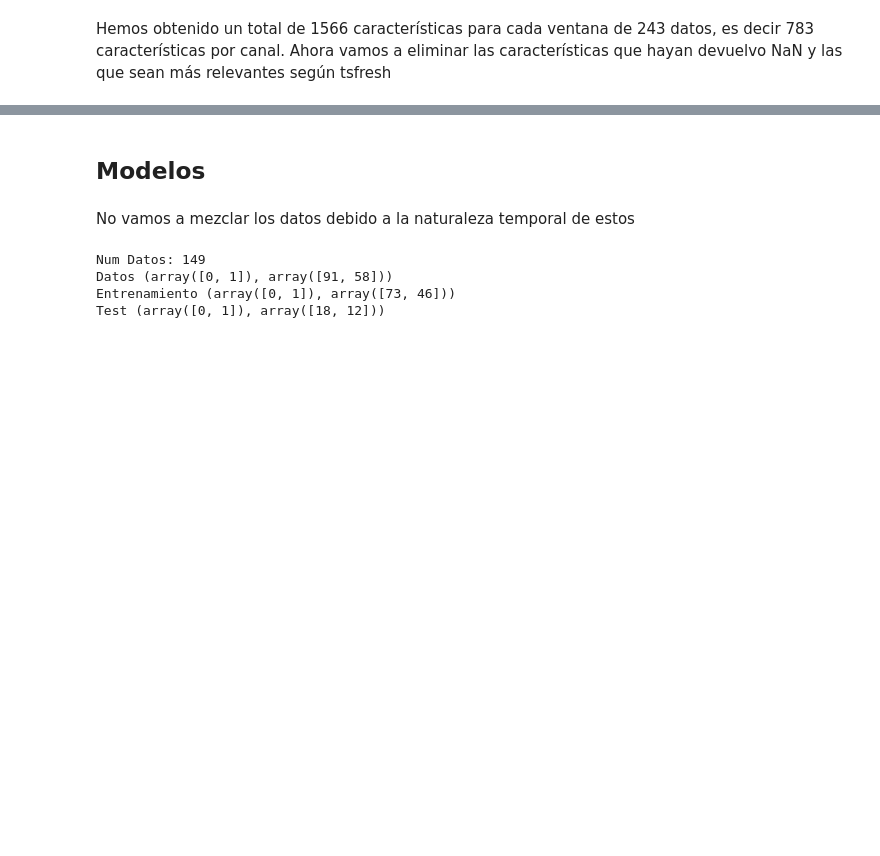
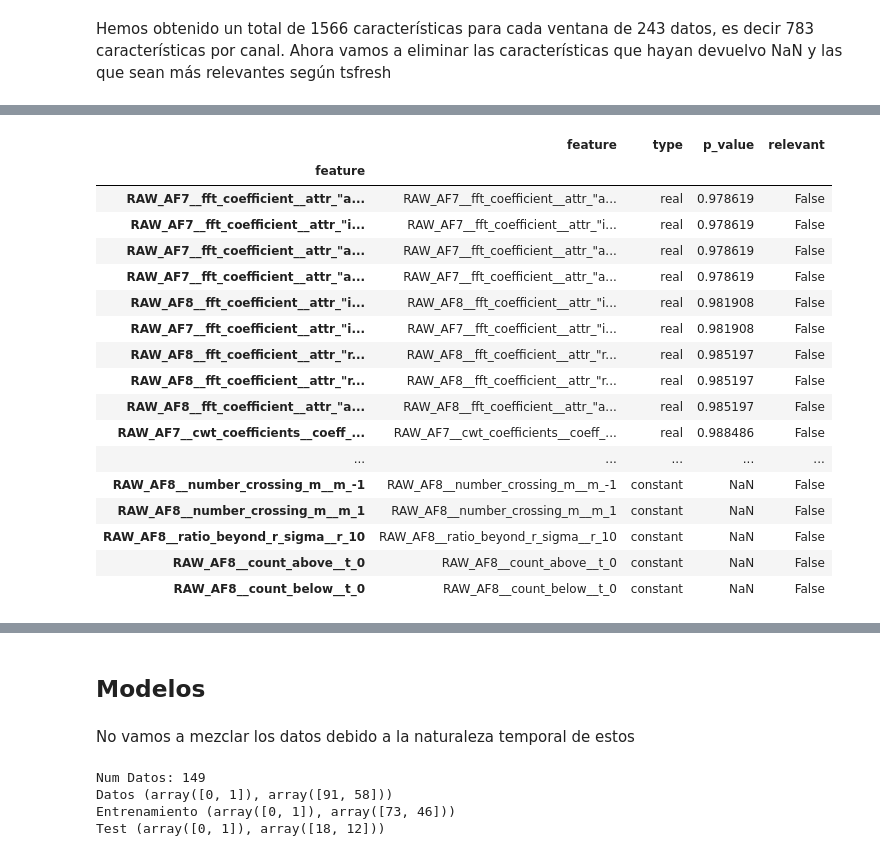
Before and after one commit to ismeh/tfg, a Jupyter notebook: codigo/tfg.ipynb, the cells around one changed output, grey strips where cells are left out. Saved outputs shown, nothing was run; the diff lists cells and outputs as text; code cells hidden in the pictures; blank space fills up the shorter version.

```diff
--- a/codigo/tfg.ipynb
+++ b/codigo/tfg.ipynb
@@ -714,0 +758,22 @@ print(features.shape)
+# %%
+#Las 150 peores según p-valor, la mayoría son constantes
+rl.tail(150)
+# %% [output]
+|  | feature | type | p_value | relevant |
+| feature |  |  |  |  |
+| RAW_AF7__fft_coefficient__attr_"a... | RAW_AF7__fft_coefficient__attr_"a... | real | 0.978619 | False |
+| RAW_AF7__fft_coefficient__attr_"i... | RAW_AF7__fft_coefficient__attr_"i... | real | 0.978619 | False |
+| RAW_AF7__fft_coefficient__attr_"a... | RAW_AF7__fft_coefficient__attr_"a... | real | 0.978619 | False |
+| RAW_AF7__fft_coefficient__attr_"a... | RAW_AF7__fft_coefficient__attr_"a... | real | 0.978619 | False |
+| RAW_AF8__fft_coefficient__attr_"i... | RAW_AF8__fft_coefficient__attr_"i... | real | 0.981908 | False |
+| RAW_AF7__fft_coefficient__attr_"i... | RAW_AF7__fft_coefficient__attr_"i... | real | 0.981908 | False |
+| RAW_AF8__fft_coefficient__attr_"r... | RAW_AF8__fft_coefficient__attr_"r... | real | 0.985197 | False |
+| RAW_AF8__fft_coefficient__attr_"r... | RAW_AF8__fft_coefficient__attr_"r... | real | 0.985197 | False |
+| RAW_AF8__fft_coefficient__attr_"a... | RAW_AF8__fft_coefficient__attr_"a... | real | 0.985197 | False |
+| RAW_AF7__cwt_coefficients__coeff_... | RAW_AF7__cwt_coefficients__coeff_... | real | 0.988486 | False |
+| ... | ... | ... | ... | ... |
+| RAW_AF8__number_crossing_m__m_-1 | RAW_AF8__number_crossing_m__m_-1 | constant | NaN | False |
+| RAW_AF8__number_crossing_m__m_1 | RAW_AF8__number_crossing_m__m_1 | constant | NaN | False |
+| RAW_AF8__ratio_beyond_r_sigma__r_10 | RAW_AF8__ratio_beyond_r_sigma__r_10 | constant | NaN | False |
+| RAW_AF8__count_above__t_0 | RAW_AF8__count_above__t_0 | constant | NaN | False |
+| RAW_AF8__count_below__t_0 | RAW_AF8__count_below__t_0 | constant | NaN | False |
```
Also changed, not shown: parts of 22 cells of this notebook.
